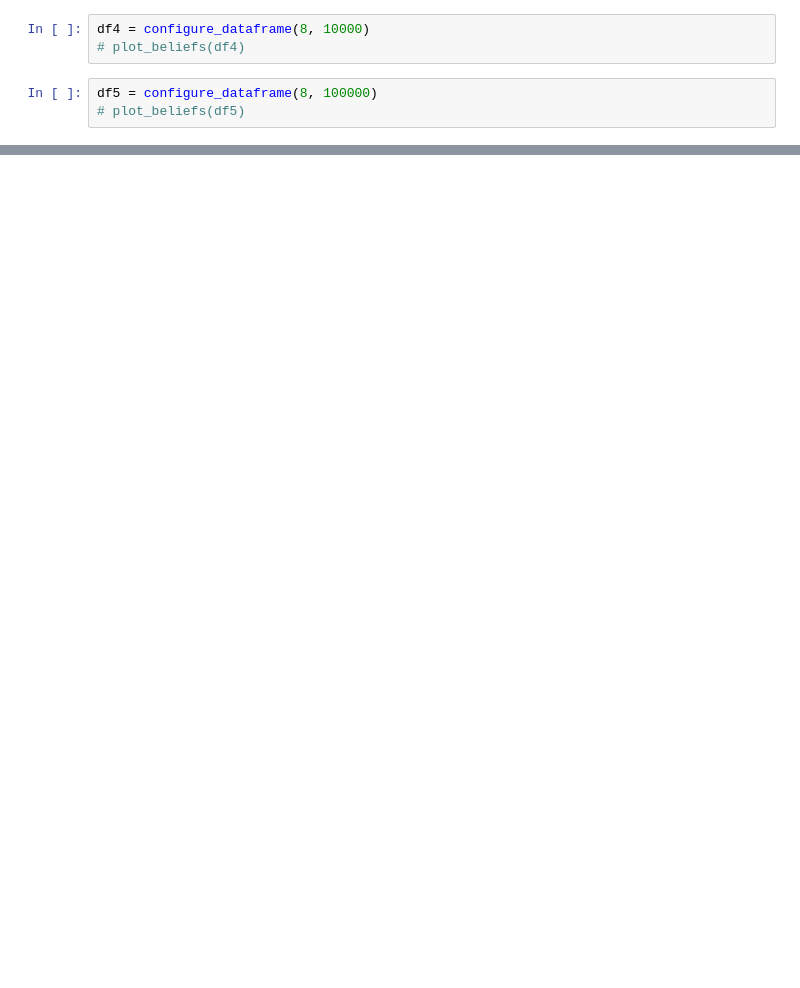
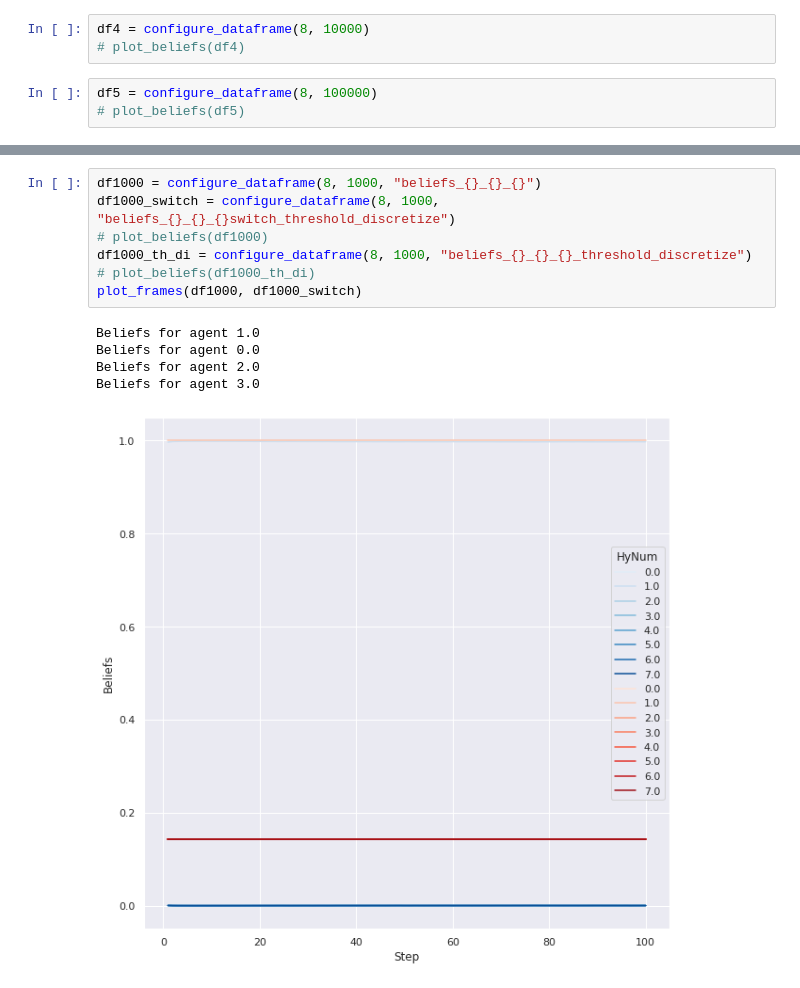
Before and after one commit to eeshakumar/hythe, a Jupyter notebook: notebooks/plot_beliefs.ipynb, the cells around one changed output, grey strips where cells are left out. Cells and saved outputs as stored; diff of their text form; blank space fills up the shorter version.

Commit message:
Plot and label discretized and thresholded beliefs

```diff
--- a/notebooks/plot_beliefs.ipynb
+++ b/notebooks/plot_beliefs.ipynb
@@ -105,0 +65,13 @@ Beliefs for agent 4.0
+# %%
+df1000 = configure_dataframe(8, 1000, "beliefs_{}_{}_{}")
+df1000_switch = configure_dataframe(8, 1000, "beliefs_{}_{}_{}switch_threshold_discretize")
+# plot_beliefs(df1000)
+df1000_th_di = configure_dataframe(8, 1000, "beliefs_{}_{}_{}_threshold_discretize")
+# plot_beliefs(df1000_th_di)
+plot_frames(df1000, df1000_switch)
+# %% [output]
+Beliefs for agent 1.0
+Beliefs for agent 0.0
+Beliefs for agent 2.0
+Beliefs for agent 3.0
+[figure, added]
```
Also changed, not shown: parts of 9 cells of this notebook, 1 other file.
